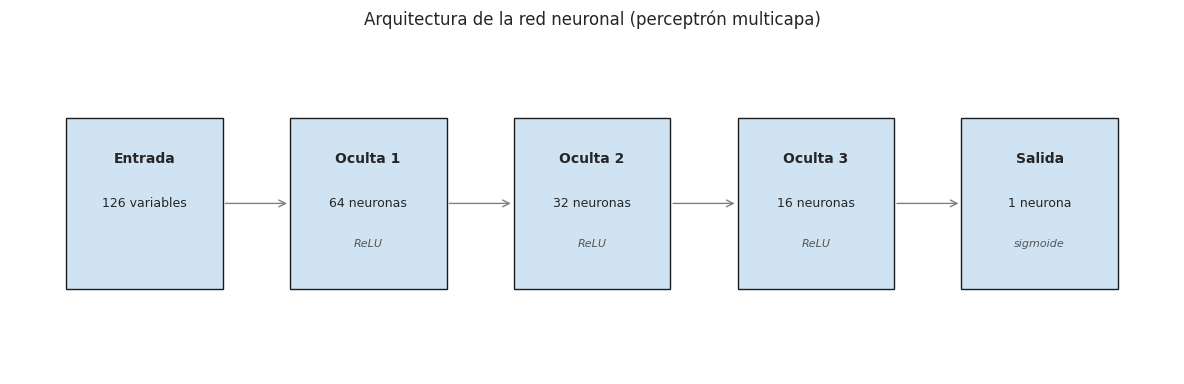
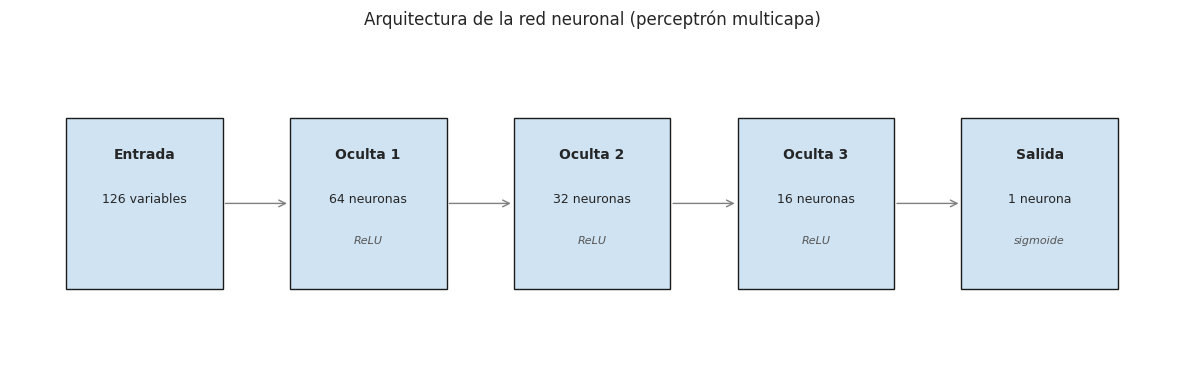
Unified diff of the notebook cell whose output changed from the first chart to the second:
--- before
+++ after
@@ -1 +1,18 @@
-visualizar_modelo(modelo, X_train)  # dibuja lo adecuado según el tipo de modelo
+# Esquema de la arquitectura: una caja por capa con su nº de neuronas y activación.
+nn = modelo.named_steps['model']
+capas = [('Entrada', f'{nn.n_features_in_} variables', '')]
+for i, u in enumerate(nn.hidden_units, 1):
+    capas.append((f'Oculta {i}', f'{u} neuronas', 'ReLU'))
+capas.append(('Salida', '1 neurona', 'sigmoide'))
+fig, ax = plt.subplots(figsize=(2.4 * len(capas), 4))
+for xi, (n, det, act) in enumerate(capas):
+    ax.add_patch(plt.Rectangle((xi - 0.35, 0.25), 0.7, 0.5, fc='#cfe3f3', ec='k'))
+    ax.text(xi, 0.63, n, ha='center', fontsize=10, fontweight='bold')
+    ax.text(xi, 0.50, det, ha='center', fontsize=9)
+    if act: ax.text(xi, 0.38, act, ha='center', fontsize=8, style='italic', color='#555')
+    if xi < len(capas) - 1:
+        ax.annotate('', xy=(xi + 1 - 0.35, 0.5), xytext=(xi + 0.35, 0.5),
+                    arrowprops=dict(arrowstyle='->', color='gray'))
+ax.set_xlim(-0.6, len(capas) - 0.4); ax.set_ylim(0, 1); ax.axis('off')
+ax.set_title('Arquitectura de la red neuronal (perceptrón multicapa)')
+plt.tight_layout(); plt.show()

Commit: refactor(notebooks): contrato importado de src, presentación inline en los notebooks